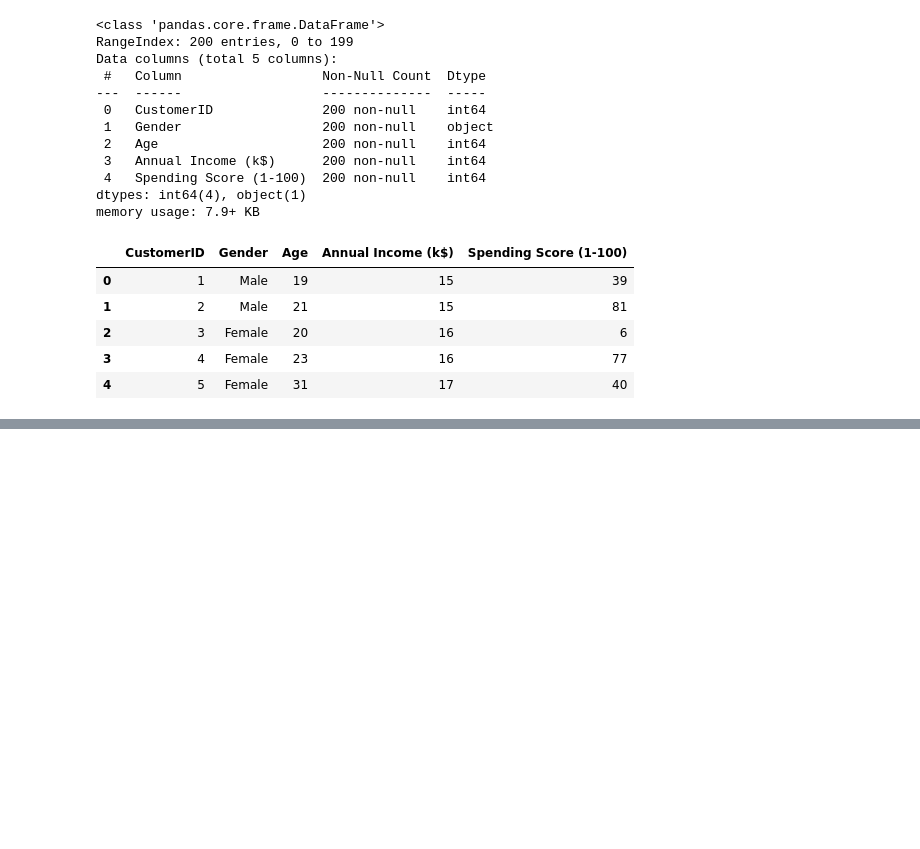
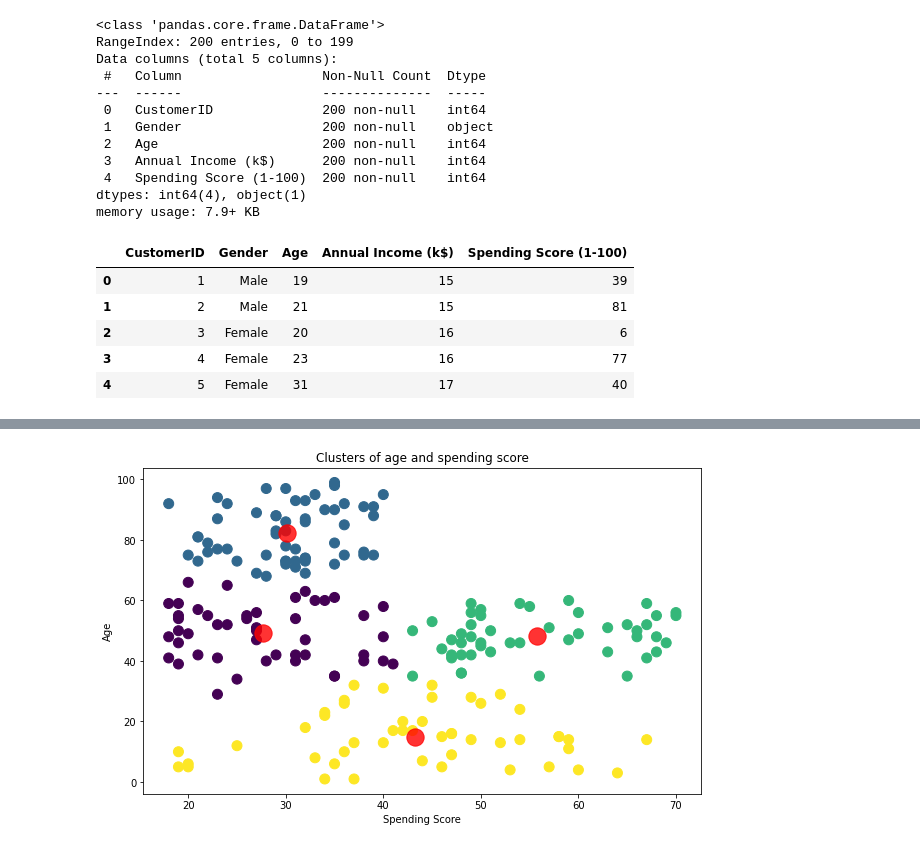
Before and after one commit to tw7366/Projects, a Jupyter notebook: Projects/Mall Customer Segmentation.ipynb, the cells around one changed output, grey strips where cells are left out. Saved outputs shown, nothing was run; the diff lists cells and outputs as text; code cells hidden in the pictures; blank space fills up the shorter version.

```diff
--- a/Projects/Mall Customer Segmentation.ipynb
+++ b/Projects/Mall Customer Segmentation.ipynb
@@ -60,0 +123,16 @@ for i in range(1, 11):
+# %%
+plt.figure(figsize=(10, 6))
+plt.title('Clusters of age and spending score')
+plt.scatter(x ='Age',
+            y ='Spending Score',
+            data = mall_df,
+            c = y_prediction,
+            s=100)
+plt.scatter(x = centroids[: , 0],
+            y =  centroids[: , 1],
+            s = 300 , c = 'red',
+            alpha = 0.8)
+plt.ylabel('Age') , plt.xlabel('Spending Score')
+plt.show()
+# %% [output]
+[figure, added]
```
Also changed, not shown: parts of 24 cells of this notebook.
